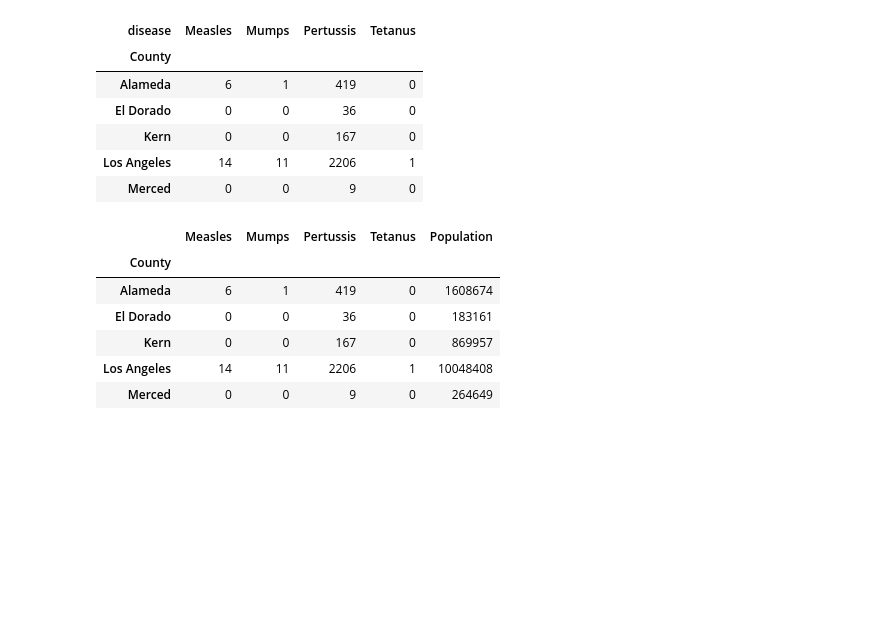
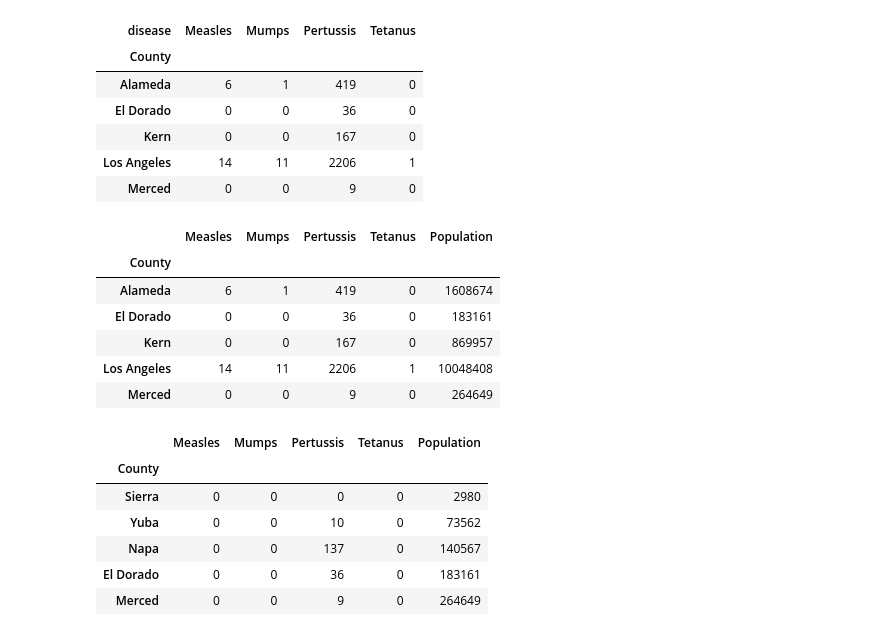
Before and after one commit to GCutaiar/group-project1, a Jupyter notebook: Resource/stackplots_grc.ipynb, the cells around one changed output. Saved outputs shown, nothing was run; the diff lists cells and outputs as text; code cells hidden in the pictures; blank space fills up the shorter version.

```diff
--- a/Resource/stackplots_grc.ipynb
+++ b/Resource/stackplots_grc.ipynb
@@ -199,4 +199,15 @@ ct15_4d.head()
 | Kern | 0 | 0 | 167 | 0 | 869957 |
 | Los Angeles | 14 | 11 | 2206 | 1 | 10048408 |
 | Merced | 0 | 0 | 9 | 0 | 264649 |
+# %%
+ct15_4d = ct15_4d.reindex(["Sierra","Yuba","Napa","El Dorado","Merced","Santa Barbara","Sonoma","San Mateo","Ventura","Kern","Sacramento","Alameda","Orange","San Diego","Los Angeles"])
+ct15_4d.head()
+# %% [output]
+|  | Measles | Mumps | Pertussis | Tetanus | Population |
+| County |  |  |  |  |  |
+| Sierra | 0 | 0 | 0 | 0 | 2980 |
+| Yuba | 0 | 0 | 10 | 0 | 73562 |
+| Napa | 0 | 0 | 137 | 0 | 140567 |
+| El Dorado | 0 | 0 | 36 | 0 | 183161 |
+| Merced | 0 | 0 | 9 | 0 | 264649 |
 # %%
```
Also changed, not shown: parts of 2 cells of this notebook.
